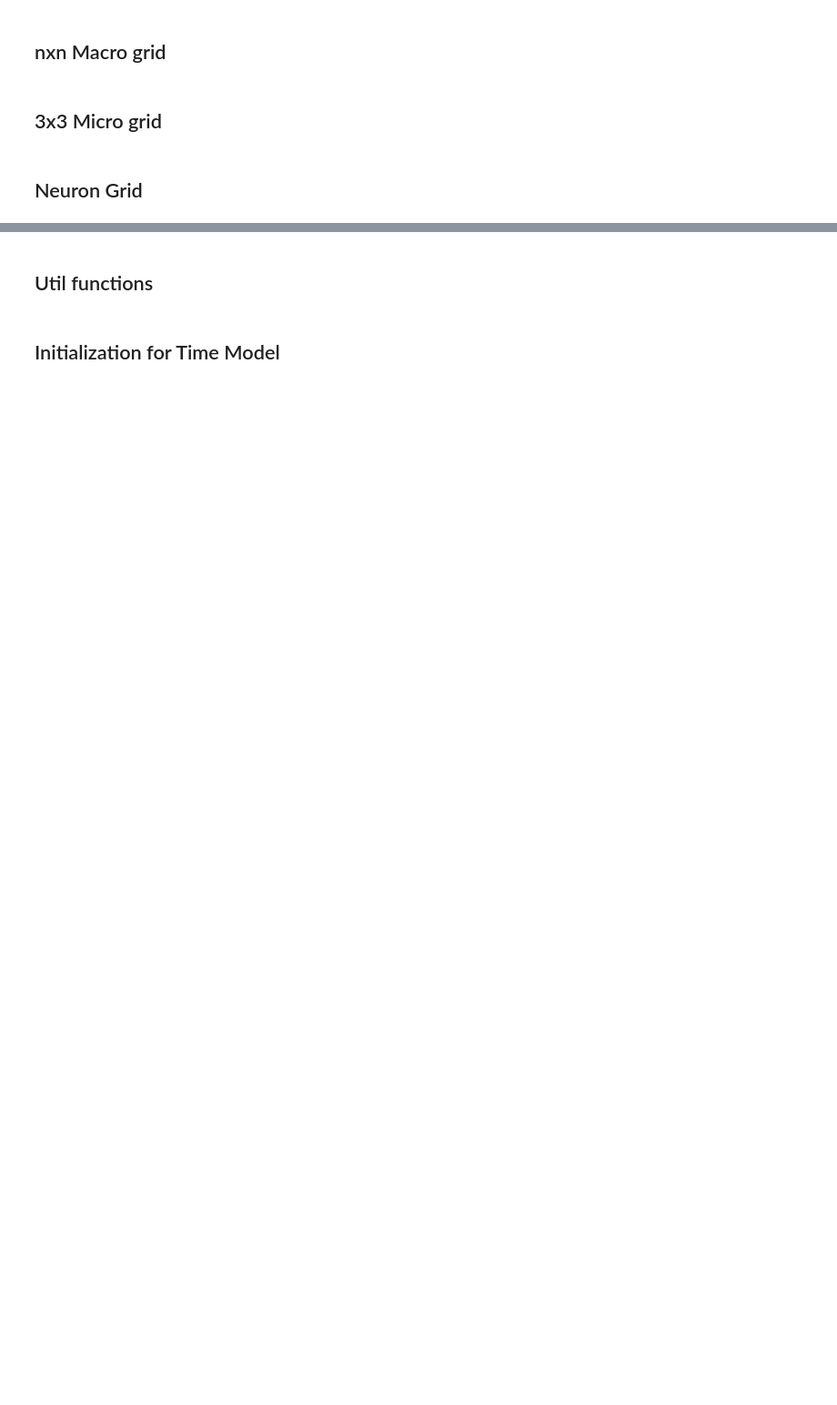
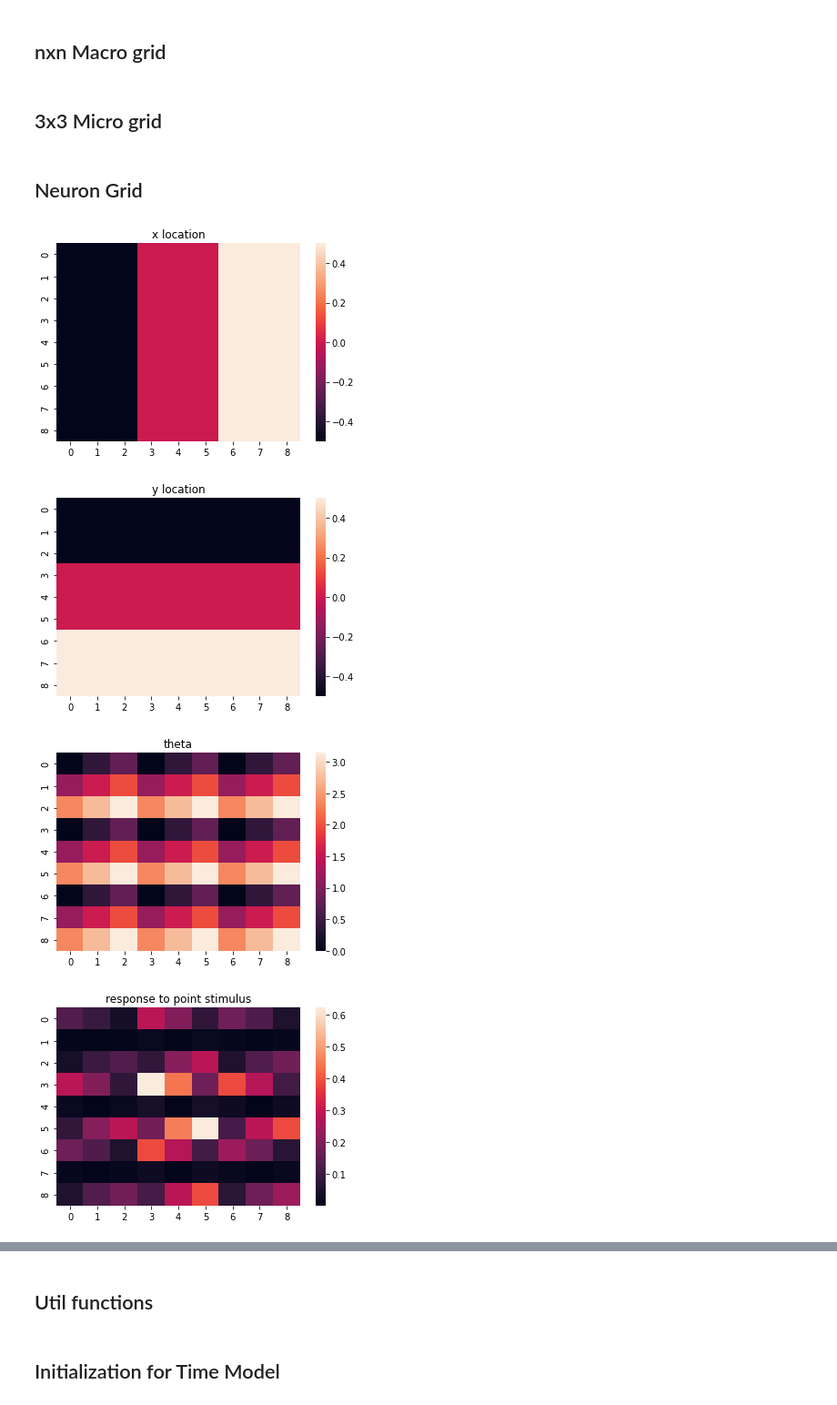
Before and after one commit to Readilyield/NormalizationEffect, a Jupyter notebook: jupyternotes/MacroMicroGrid.ipynb, the cells around one changed output, grey strips where cells are left out. Shown: that part at 91% size. Saved outputs shown, nothing was run; the diff lists cells and outputs as text; code cells hidden in the pictures; blank space fills up the shorter version.

Commit message:
fix full macro/micro grid
and add some other plots for sanity checking

```diff
--- a/jupyternotes/MacroMicroGrid.ipynb
+++ b/jupyternotes/MacroMicroGrid.ipynb
@@ -125,0 +170,36 @@ def getNeuronGrid(nodes, micro = 3, flag = 0):
+# %%
+# some sanity checks to make sure the full grid looks right
+resps = []
+for ii in range(len(neur_grid)):
+    resps.append(neur_grid[ii].x)
+sns.heatmap(np.array(resps).reshape(9,9))
+plt.title('x location')
+plt.show()
+
+resps = []
+for ii in range(len(neur_grid)):
+    resps.append(neur_grid[ii].y)
+sns.heatmap(np.array(resps).reshape(9,9))
+plt.title('y location')
+plt.show()
+
+resps = []
+for ii in range(len(neur_grid)):
+    resps.append(neur_grid[ii].theta)
+sns.heatmap(np.array(resps).reshape(9,9))
+plt.title('theta')
+plt.show()
+
+resps = []
+for ii in range(len(neur_grid)):
+#     print(MacroNeurons[ii])
+    resp = NrnResponse(neur_grid[ii],  MyPtStm(0,0, np.pi), neur_grid[ii].grid)
+    resps.append(resp)
+sns.heatmap(np.array(resps).reshape(9,9))
+plt.title('response to point stimulus')
+plt.show()
+# %% [output]
+[figure, added]
+[figure, added]
+[figure, added]
+[figure, added]
```
Also changed, not shown: parts of 9 cells of this notebook.
